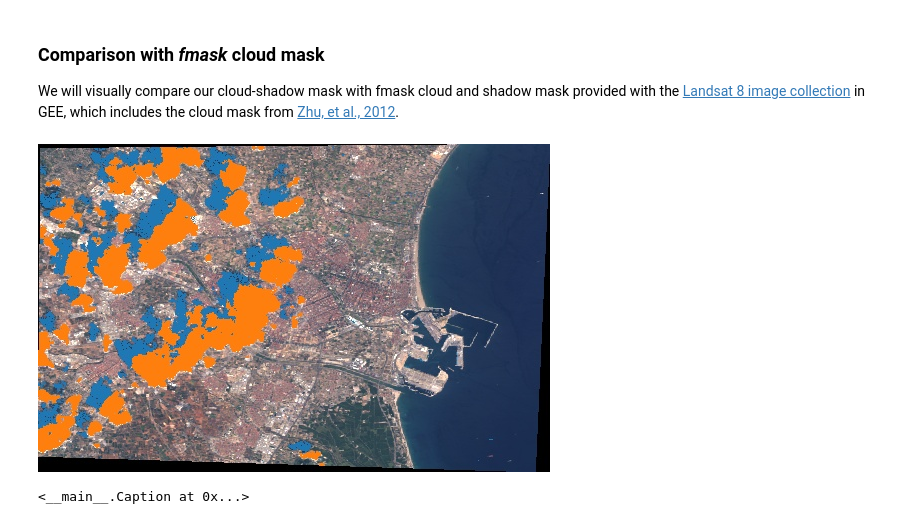
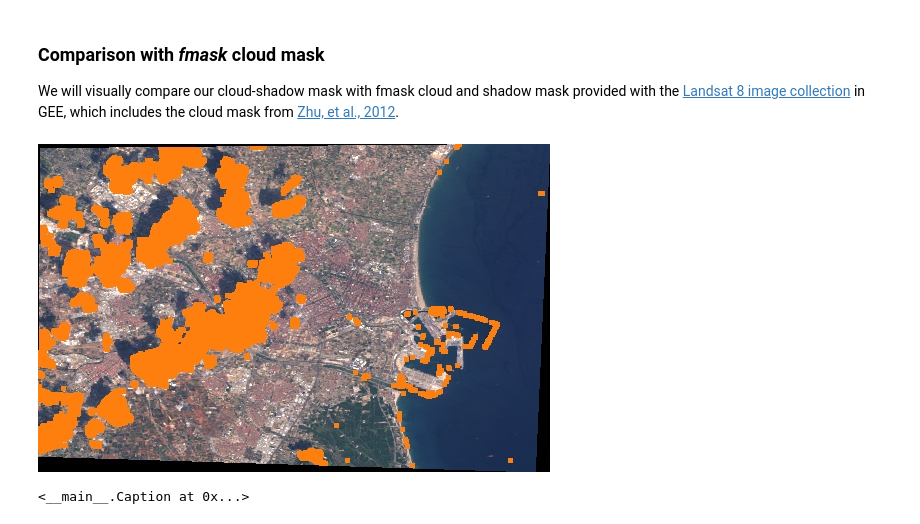
Before and after one commit to IPL-UV/ee_ipl_uv, a Jupyter notebook: examples/clustering_differences.ipynb, the cells around one changed output. Saved outputs shown, nothing was run; the diff lists cells and outputs as text; code cells hidden in the pictures.

```diff
--- a/examples/clustering_differences.ipynb
+++ b/examples/clustering_differences.ipynb
@@ -192,16 +223,14 @@ display(Image(image_file_res_cloudscore),
 ### Comparison with *fmask* cloud mask
 We will visually compare our cloud-shadow mask with fmask cloud and shadow mask provided with the [Landsat 8 image collection](https://code.earthengine.google.com/dataset/LANDSAT/LC8_L1T_TOA_FMASK) in GEE, which includes the cloud mask from [Zhu, et al., 2012](http://www.sciencedirect.com/science/article/pii/S0034425711003853).
 # %%
-imageRGB = image_predict_clouds.visualize(max=.3,bands=["B4","B3","B2"])
-cloud_score_threshold = cloud_score.gt(THRESHOLD_CLOUD).multiply(2)
-cloud_score_threshold = cloud_score_threshold.add(cloud_score.lt(-THRESHOLD_SHADOW))
-cloud_score_threshold = cloud_score_threshold.updateMask(cloud_score_threshold)
-cloud_score_threshold_vis = cloud_score_threshold.visualize(max=2,min=1,palette=color_sequence[:2])
-mosaic = ee.ImageCollection([imageRGB, cloud_score_threshold_vis]).mosaic()
-mosaic_clouds_file = download.MaybeDownloadThumb(mosaic.clip(region_of_interest))
+fmask_scored = image_predict_clouds.select("fmask").eq(4)
+fmask_scored = fmask_scored.updateMask(fmask_scored)
+fmask_scored_vis = fmask_scored.visualize(max=1,min=0,palette=color_sequence[:2])
+mosaic = ee.ImageCollection([imageRGB, fmask_scored_vis]).mosaic()
+mosaic_fmask_file = download.MaybeDownloadThumb(mosaic.clip(region_of_interest))
 
-display(Image(mosaic_clouds_file),
-        Caption("Thresholded cloud mask over rgb bands"))
+display(Image(mosaic_fmask_file),
+        Caption("FMask over rgb bands"))
 # %% [output]
-[figure, old version]
+[figure, new version]
 <__main__.Caption at 0x...>
```
Also changed, not shown: parts of 13 cells of this notebook, 7 other files.
